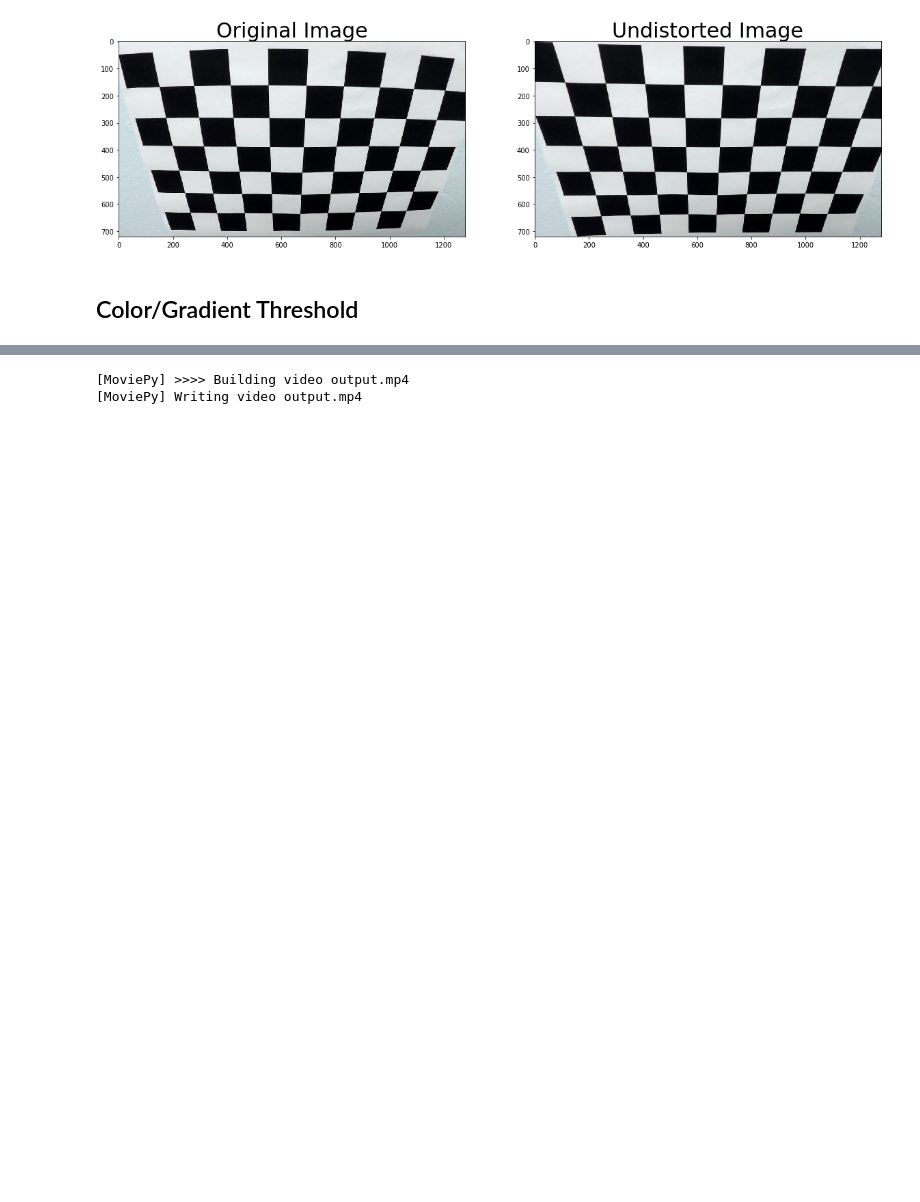
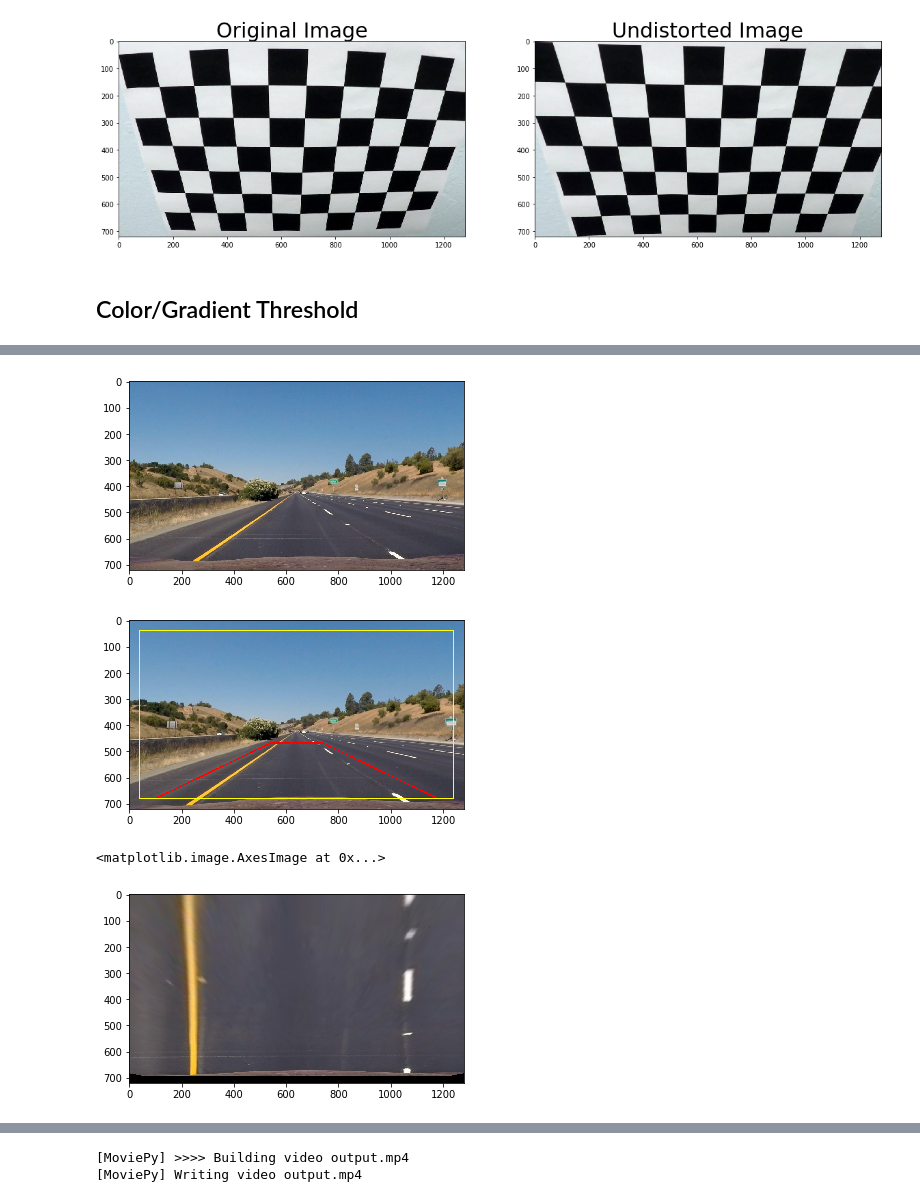
Before and after one commit to daixiaogang/CarND-Advanced-Lane-Lines, a Jupyter notebook: Notebook.ipynb, the cells around one changed output, grey strips where cells are left out. Drawn from its saved outputs; the diff is of its cells as text; code cells hidden in the pictures; blank space fills up the shorter version.

Commit message:
Perspective transform

```diff
--- a/Notebook.ipynb
+++ b/Notebook.ipynb
@@ -105,6 +105,9 @@ ax2.set_title('Undistorted Image', fontsize=30)
 # %% [output]
 <matplotlib.text.Text at 0x...>
 [figure]
+# %%
+def undistort_image(image):
+    return cv2.undistort(image, mtx, dist, None, mtx)
 # %% [markdown]
 ## Color/Gradient Threshold
 # %%
@@ -222,0 +232,36 @@ plt.subplots_adjust(left=0., right=1, top=0.9, bottom=0.)
+# %%
+def drawQuad(image, points, color=[255, 0, 0], thickness=4):
+    p1, p2, p3, p4 = points
+    cv2.line(image, tuple(p1), tuple(p2), color, thickness)
+    cv2.line(image, tuple(p2), tuple(p3), color, thickness)
+    cv2.line(image, tuple(p3), tuple(p4), color, thickness)
+    cv2.line(image, tuple(p4), tuple(p1), color, thickness)
+# %%
+def perspective_transform(image, spacing=100, buff=50):
+    height, width = image.shape[0:2]
+
+    src = np.float32([[(width/2) - spacing, height*0.65], [(width/2) + spacing, height*0.65], [width-spacing, height-buff], [spacing, height-buff]])
+    dst = np.float32([[buff, buff], [width-buff, buff], [width-buff, height-buff], [buff, height-buff]])
+
+    M = cv2.getPerspectiveTransform(src, dst)
+    return cv2.warpPerspective(image, M, (width, height), flags=cv2.INTER_LINEAR)
+# %%
+image_raw = mpimg.imread('test_images/straight_lines1.jpg')
+# image = mpimg.imread('signs_vehicles_xygrad.png')
+
+image = undistort_image(image_raw)
+warped = perspective_transform(image)
+
+drawQuad(image, src, [255, 0, 0])
+drawQuad(image, dst, [255, 255, 0])
+
+plt.imshow(image_raw)
+plt.show()
+plt.imshow(image)
+plt.show()
+plt.imshow(warped)
+# %% [output]
+[figure, added]
+[figure, added]
+<matplotlib.image.AxesImage at 0x...>
+[figure, added]
```
Also changed, not shown: parts of 7 cells of this notebook.
